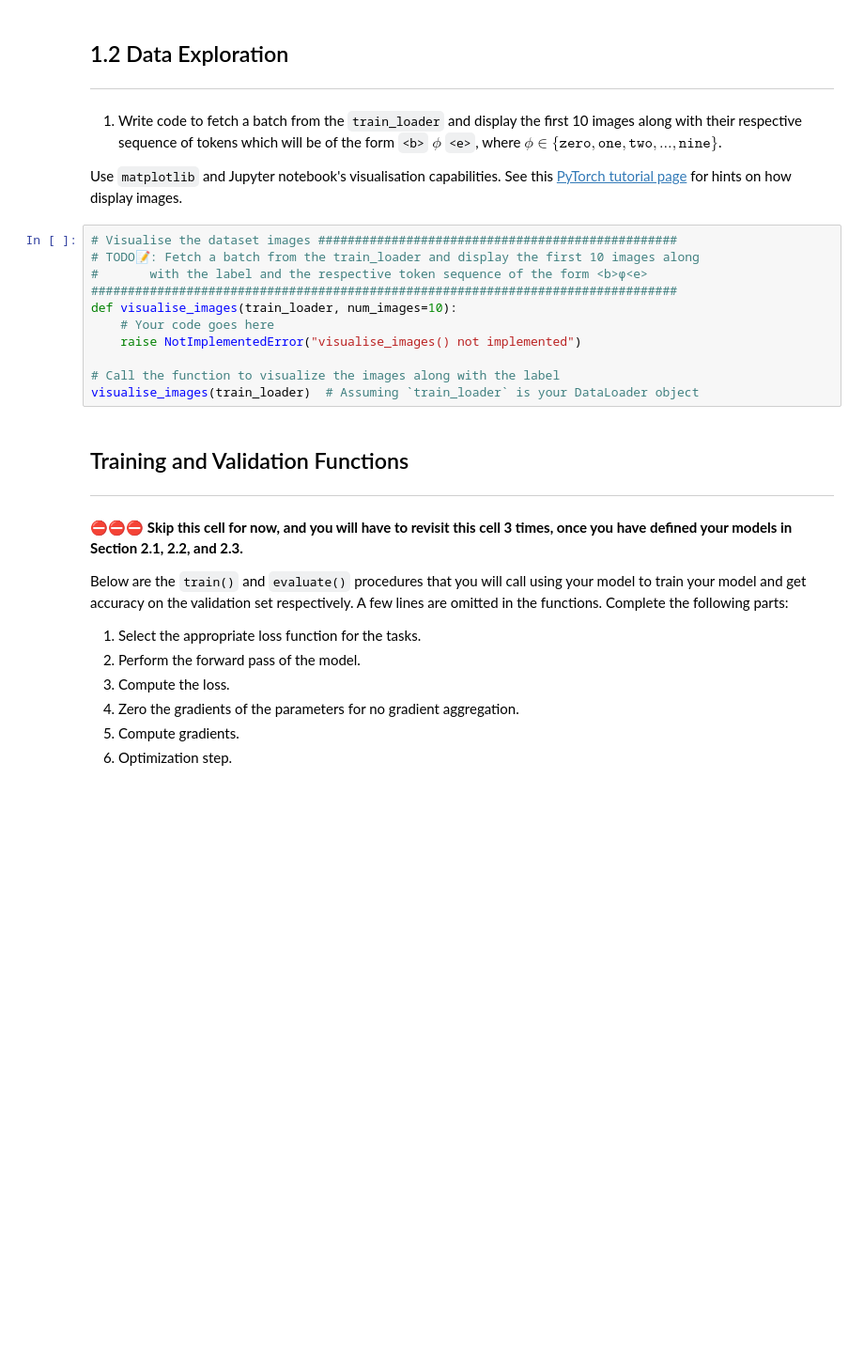
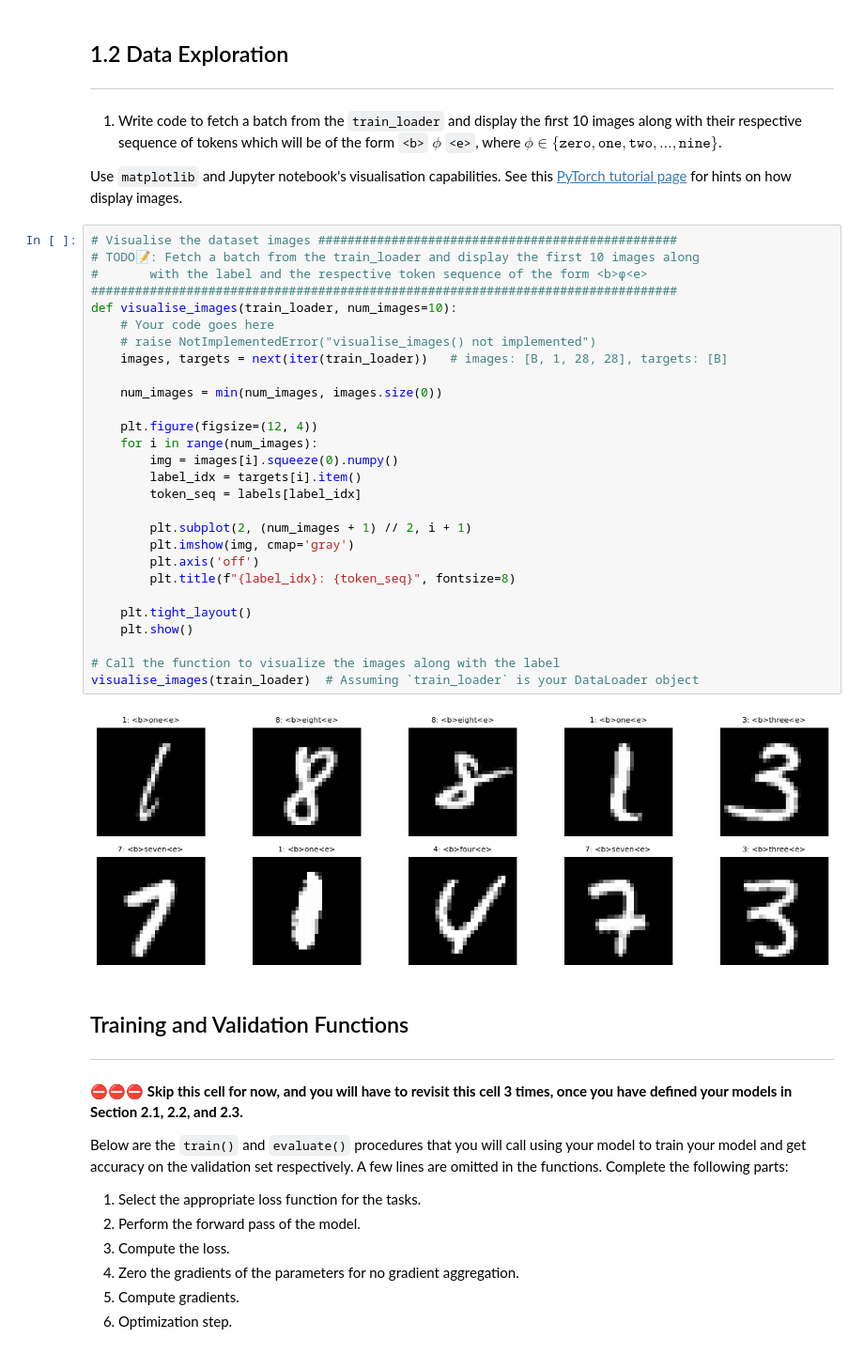
Before and after one commit to Echoudexigaigu/test, a Jupyter notebook: project_1_DLFL25U.ipynb, the cells around one changed output. Shown at 94% size. Drawn from its saved outputs; the diff is of its cells as text; blank space fills up the shorter version.

```diff
--- a/project_1_DLFL25U.ipynb
+++ b/project_1_DLFL25U.ipynb
@@ -198,14 +198,33 @@ Use `matplotlib` and Jupyter notebook's visualisation capabilities. See this [Py
 # %%
 # Visualise the dataset images #################################################
 # TODO📝: Fetch a batch from the train_loader and display the first 10 images along
 #       with the label and the respective token sequence of the form <b>φ<e>
 ################################################################################
 def visualise_images(train_loader, num_images=10):
     # Your code goes here
-    raise NotImplementedError("visualise_images() not implemented")
+    # raise NotImplementedError("visualise_images() not implemented")
+    images, targets = next(iter(train_loader))   # images: [B, 1, 28, 28], targets: [B]
+
+    num_images = min(num_images, images.size(0))
+
+    plt.figure(figsize=(12, 4))
+    for i in range(num_images):
+        img = images[i].squeeze(0).numpy()
+        label_idx = targets[i].item()
+        token_seq = labels[label_idx]
+
+        plt.subplot(2, (num_images + 1) // 2, i + 1)
+        plt.imshow(img, cmap='gray')
+        plt.axis('off')
+        plt.title(f"{label_idx}: {token_seq}", fontsize=8)
+
+    plt.tight_layout()
+    plt.show()
 
 # Call the function to visualize the images along with the label
 visualise_images(train_loader)  # Assuming `train_loader` is your DataLoader object
+# %% [output]
+[figure, added]
 # %% [markdown]
 ## Training and Validation Functions
 ---
```
